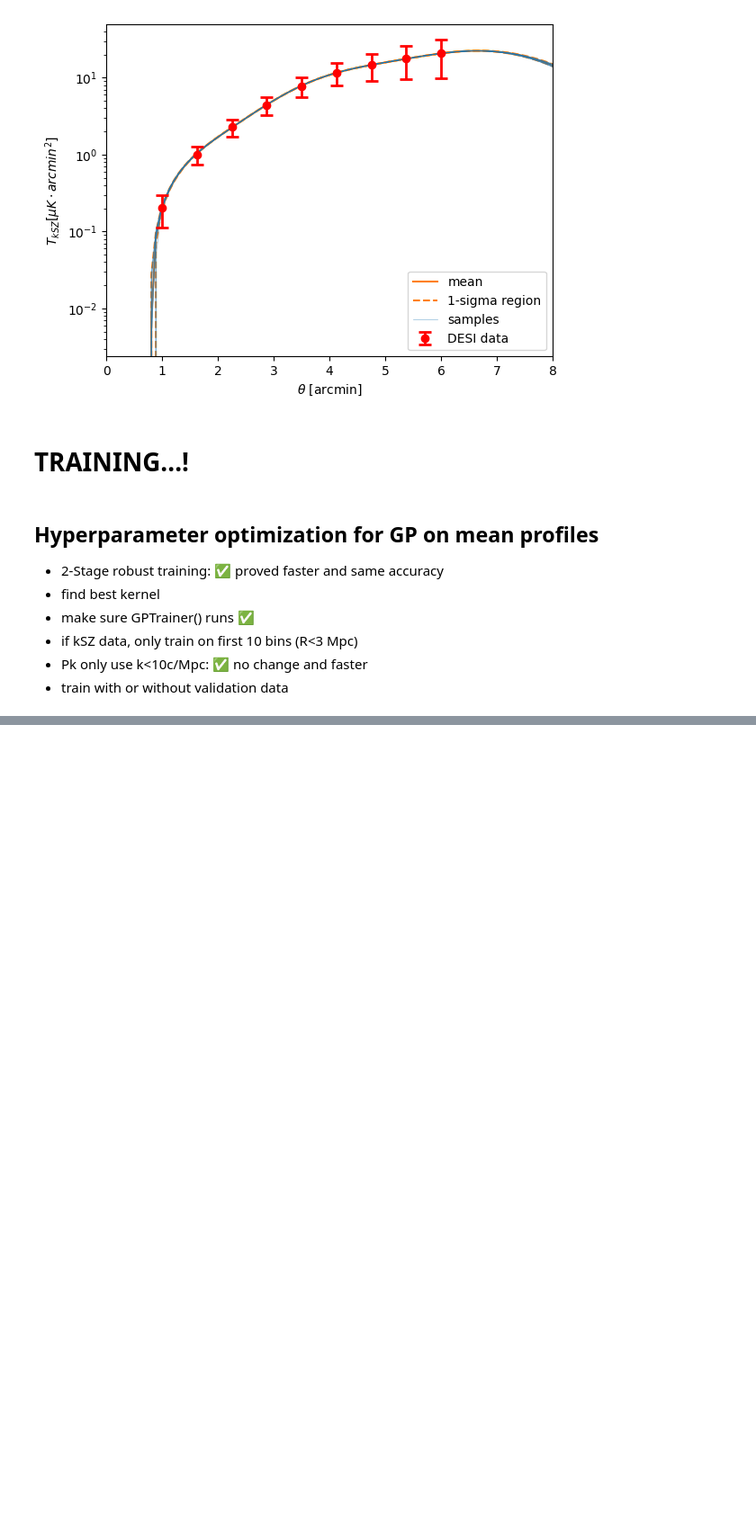
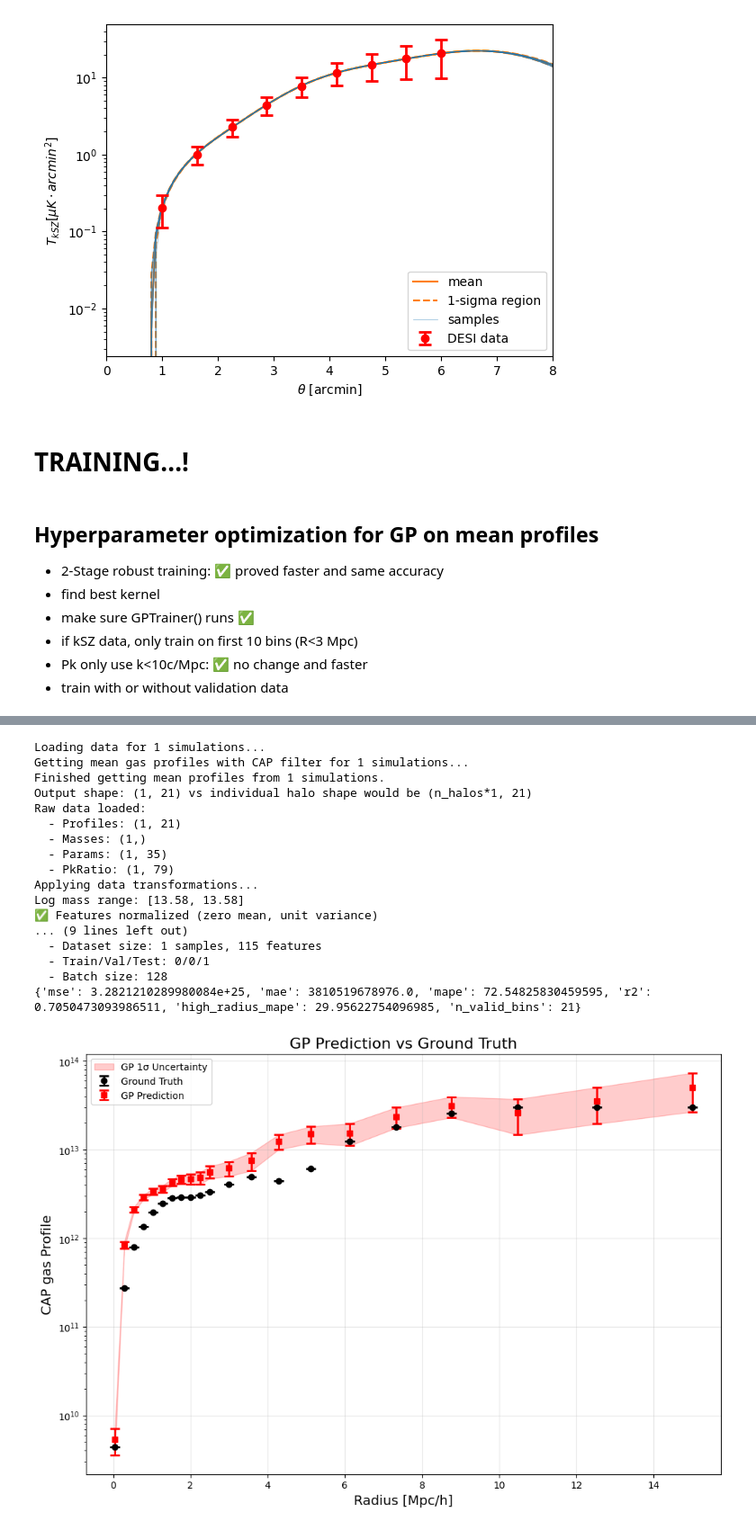
Before and after one commit to Klinjin/DH_profile_kSZ_WL, a Jupyter notebook: GP.ipynb, the cells around one changed output, grey strips where cells are left out. Shown at 90% size. Drawn from its saved outputs; the diff is of its cells as text; code cells hidden in the pictures; blank space fills up the shorter version.

```diff
--- a/GP.ipynb
+++ b/GP.ipynb
@@ -122,0 +153,80 @@ best_config = tuning_results['best_config']
+# %%
+sim_indices_test = [777] #np.load('data/sparse_sampling_test_indices_random.npy')[:20]  # Use subset for testing
+importlib.reload(src.data.sim_dataloader)
+from src.data.sim_dataloader import create_gp_dataloader
+dl_test= create_gp_dataloader(sim_indices_test,  filterType='CAP',
+    ptype='gas')
+# Predict on new data
+pred_means, pred_vars = trainer.pred(dl_test.X)
+metrics = trainer._compute_metrics(pred_means, pred_vars, dl_test.y.T)
+print(metrics)
+ # Compute statistics for plotting
+
+pred_median = np.mean(pred_means, axis=1)
+pred_std = np.mean(np.sqrt(pred_vars), axis=1)
+y_test_T = dl_test.y.T
+
+true_median = np.median(y_test_T, axis=1)
+true_lower = np.quantile(y_test_T, 0.25, axis=1)
+true_upper = np.quantile(y_test_T, 0.75, axis=1)
+
+# 1. Profile comparison plot
+plt.figure(figsize=(12, 8))
+
+# Plot ground truth
+plt.errorbar(dl_test.r_bins, true_median,
+            yerr=[true_median - true_lower, true_upper - true_median],
+            fmt='o', capsize=5, capthick=2, linewidth=2, markersize=6,
+            color='black', label='Ground Truth')
+
+# Plot predictions
+plt.errorbar(trainer.r_bins, pred_median, yerr=pred_std,
+            fmt='s', capsize=5, capthick=2, linewidth=2, markersize=6,
+            color='red', label='GP Prediction')
+
+plt.fill_between(trainer.r_bins, pred_median - pred_std, pred_median + pred_std,
+                color='red', alpha=0.2, label='GP 1σ Uncertainty')
+
+plt.yscale('log')
+plt.xlabel('Radius [Mpc/h]', fontsize=14)
+plt.ylabel(f'{trainer.filterType} {trainer.ptype} Profile', fontsize=14)
+plt.title(f'GP Prediction vs Ground Truth', fontsize=16)
+plt.legend()
+plt.grid(True, alpha=0.3)
+plt.savefig(trainer.save_dir+f'test_{sim_indices_test[0]}_{trainer.filterType}_{trainer.ptype}.png')
+
+plt.figure(figsize=(12, 6))
+
+percent_error = 100 * (pred_median - true_median) / true_median
+error_std = 100 * pred_std / true_median
+
+plt.plot(trainer.r_bins, percent_error, 'ro-', linewidth=2, markersize=6,
+        label='Percentage Error')
+plt.fill_between(trainer.r_bins, percent_error - error_std, percent_error + error_std,
+                color='red', alpha=0.2, label='Error Uncertainty')
+
+plt.axhline(0, color='k', linestyle='--', linewidth=1)
+plt.xlabel('Radius [Mpc/h]', fontsize=14)
+plt.ylabel('Percentage Error [%]', fontsize=14)
+plt.title('GP Prediction Percentage Error', fontsize=16)
+plt.legend()
+plt.grid(True, alpha=0.3)
+# %% [output]
+Loading data for 1 simulations...
+Getting mean gas profiles with CAP filter for 1 simulations...
+Finished getting mean profiles from 1 simulations.
+Output shape: (1, 21) vs individual halo shape would be (n_halos*1, 21)
+Raw data loaded:
+  - Profiles: (1, 21)
+  - Masses: (1,)
+  - Params: (1, 35)
+  - PkRatio: (1, 79)
+Applying data transformations...
+Log mass range: [13.58, 13.58]
+✅ Features normalized (zero mean, unit variance)
+... (9 lines left out)
+  - Dataset size: 1 samples, 115 features
+  - Train/Val/Test: 0/0/1
+  - Batch size: 128
+{'mse': 3.2821210289980084e+25, 'mae': 3810519678976.0, 'mape': 72.54825830459595, 'r2': 0.7050473093986511, 'high_radius_mape': 29.95622754096985, 'n_valid_bins': 21}
+[figure, added]
```
Also changed, not shown: parts of 5 cells of this notebook, 35 other files.
